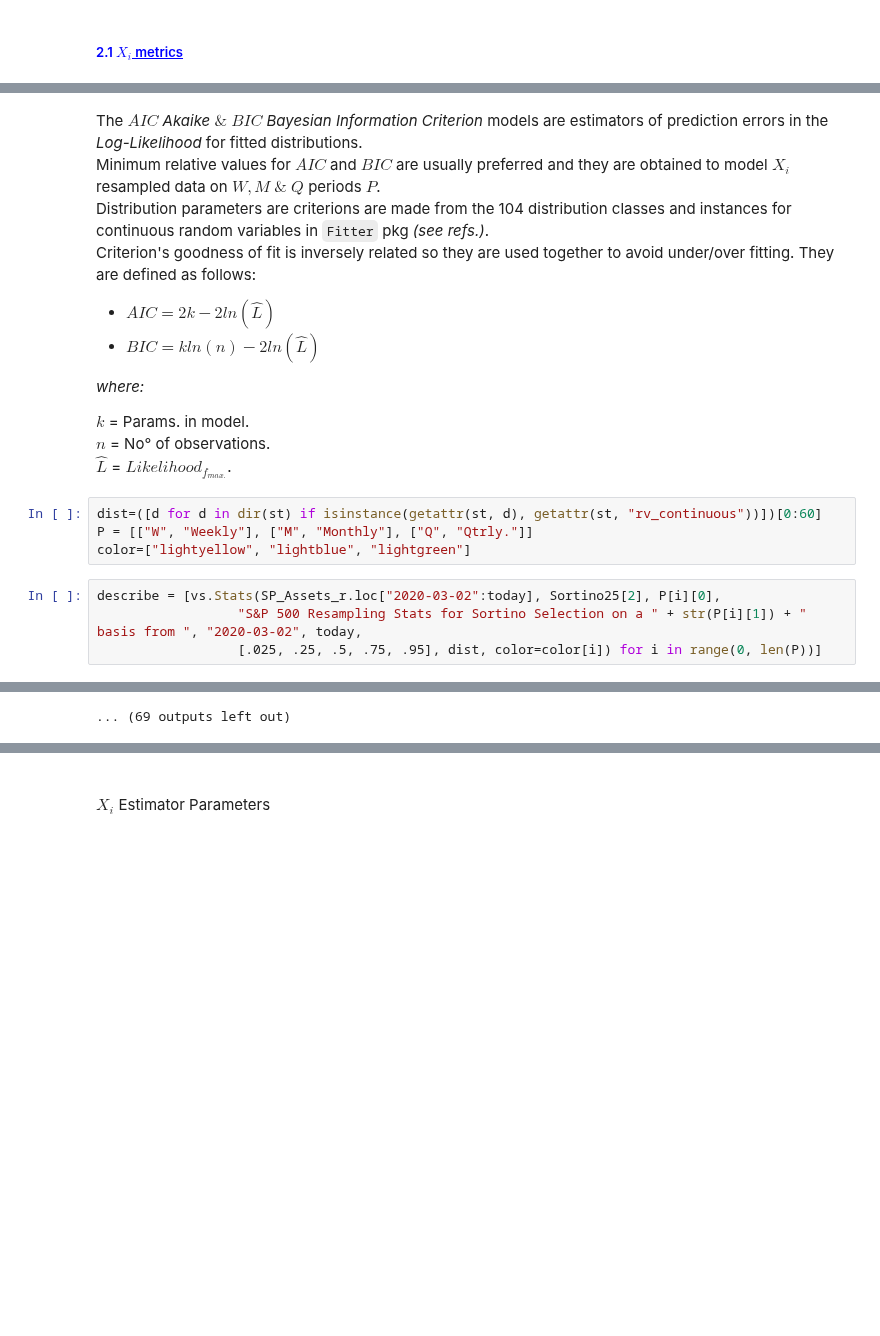
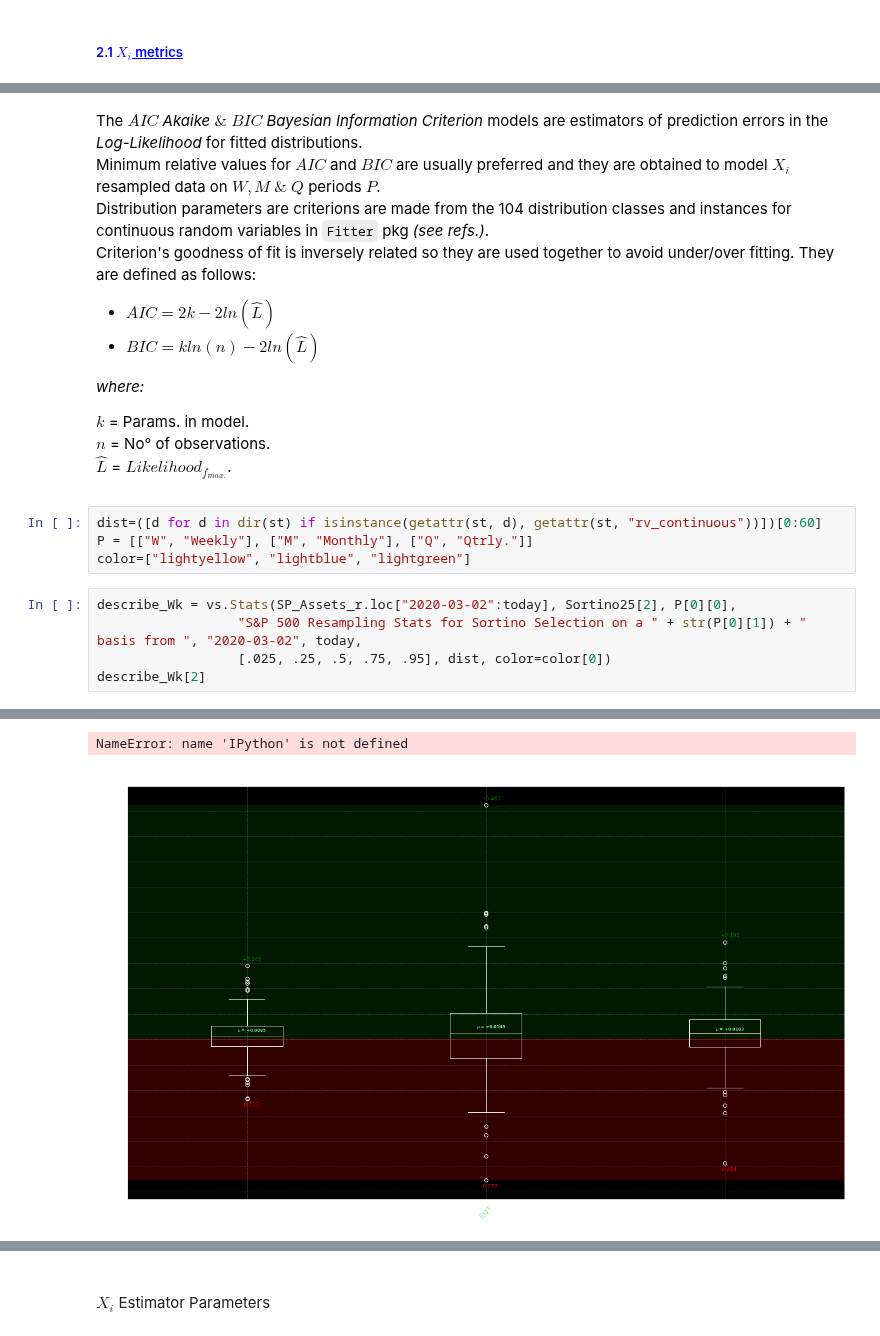
Before and after one commit to EMarquez7/Examen-de-Simulaci-n-2, a Jupyter notebook: Optimization.ipynb, the cells around one changed output, grey strips where cells are left out. Cells and saved outputs as stored; diff of their text form; blank space fills up the shorter version.

Commit message:
Functions, .vs and .ipynb modif. IPython \n print in vs.Stats

```diff
--- a/Optimization.ipynb
+++ b/Optimization.ipynb
@@ -229,4 +218,6 @@ Sortino25 = vs.selection_data(SP_Assets_r.loc["2020-03-02":today], 0.0169, "S&P
 # %% [markdown]
+<span style='color:black'>
+
 The *$AIC$ Akaike $\&$ $BIC$ Bayesian Information Criterion* models are estimators of prediction errors in the *Log-Likelihood* for fitted distributions.<br>
 Minimum relative values for $AIC$ and $BIC$ are usually preferred and they are obtained to model $X_i$ resampled data on $W, M$   $\&$ $Q$ periods $P$.<br>
 Distribution parameters are criterions are made from the 104 distribution classes and instances for continuous random variables in `Fitter` pkg  *(see refs.)*. <br>
@@ -244,9 +235,10 @@ dist=([d for d in dir(st) if isinstance(getattr(st, d), getattr(st, "rv_continuo
 P = [["W", "Weekly"], ["M", "Monthly"], ["Q", "Qtrly."]]
 color=["lightyellow", "lightblue", "lightgreen"]
 # %%
-describe = [vs.Stats(SP_Assets_r.loc["2020-03-02":today], Sortino25[2], P[i][0],
-                  "S&P 500 Resampling Stats for Sortino Selection on a " + str(P[i][1]) + " basis from ", "2020-03-02", today,
-                  [.025, .25, .5, .75, .95], dist, color=color[i]) for i in range(0, len(P))]
+describe_Wk = vs.Stats(SP_Assets_r.loc["2020-03-02":today], Sortino25[2], P[0][0],
+                  "S&P 500 Resampling Stats for Sortino Selection on a " + str(P[0][1]) + " basis from ", "2020-03-02", today,
+                  [.025, .25, .5, .75, .95], dist, color=color[0])
+describe_Wk[2]
 # %% [output]
 [interactive output not drawn]
 [interactive output not drawn]
@@ -263 +246,2 @@ describe = [vs.Stats(SP_Assets_r.loc["2020-03-02":today], Sortino25[2], P[i][0],
-... (69 outputs left out)
+NameError: name 'IPython' is not defined
+[figure, added]
```
Also changed, not shown: parts of 33 cells of this notebook, 3 other files.
